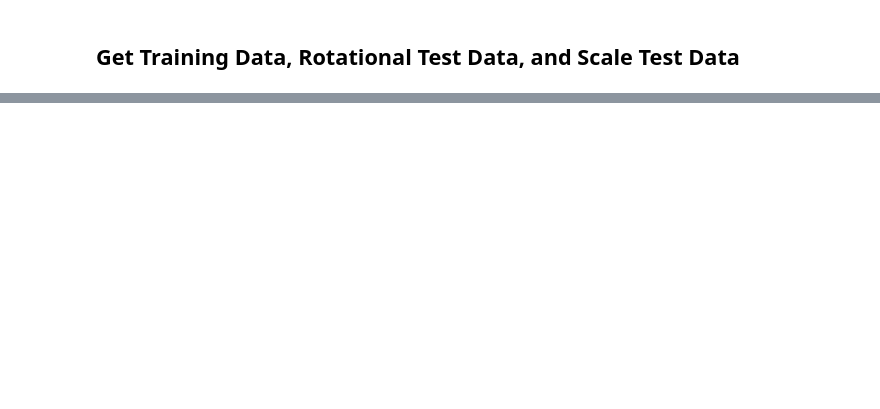
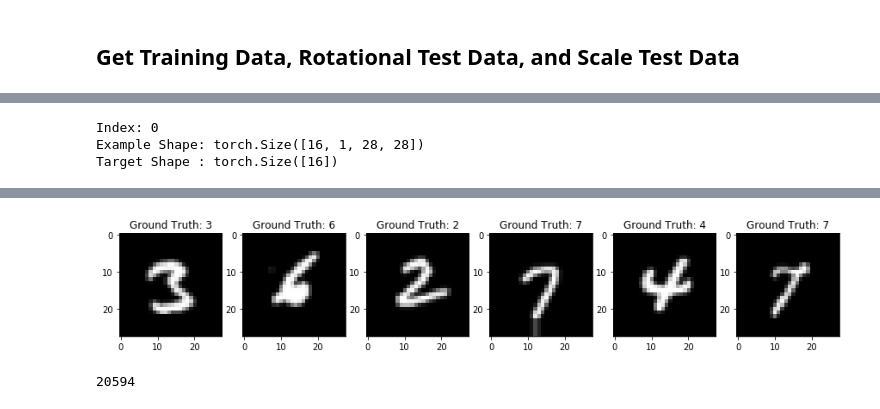
Before and after one commit to blwowski/IS7033, a Jupyter notebook: Capsule_Network/Capsule_Network_MNIST.ipynb, the cells around one changed output, grey strips where cells are left out. Cells and saved outputs as stored; diff of their text form; code cells hidden in the pictures; blank space fills up the shorter version.

```diff
--- a/Capsule_Network/Capsule_Network_MNIST.ipynb
+++ b/Capsule_Network/Capsule_Network_MNIST.ipynb
@@ -63,0 +117,19 @@ test_loader_scale_half = torch.utils.data.DataLoader(
+# %%
+### Test Data Scale
+examples = enumerate(test_loader_scale_half)
+batch_idx, (example_data, example_targets) = next(examples)
+
+print ("Index:", batch_idx)
+print ("Example Shape:", example_data.shape)
+print ("Target Shape :", example_targets.shape)
+
+fig = plt.figure(figsize=(15, 8))
+for i in range(6):
+    plt.subplot(1,6, i+1)
+    plt.imshow(example_data[i][0], cmap='gray', interpolation='none')
+    plt.title("Ground Truth: {}".format(example_targets[i]))
+plt
+# %% [output]
+Index: 0
+Example Shape: torch.Size([16, 1, 28, 28])
+Target Shape : torch.Size([16])
@@ -63,0 +137,5 @@ test_loader_scale_half = torch.utils.data.DataLoader(
+[figure, added]
+# %%
+gc.collect()
+# %% [output]
+20594
```
Also changed, not shown: parts of 25 cells of this notebook, 1 other file.
